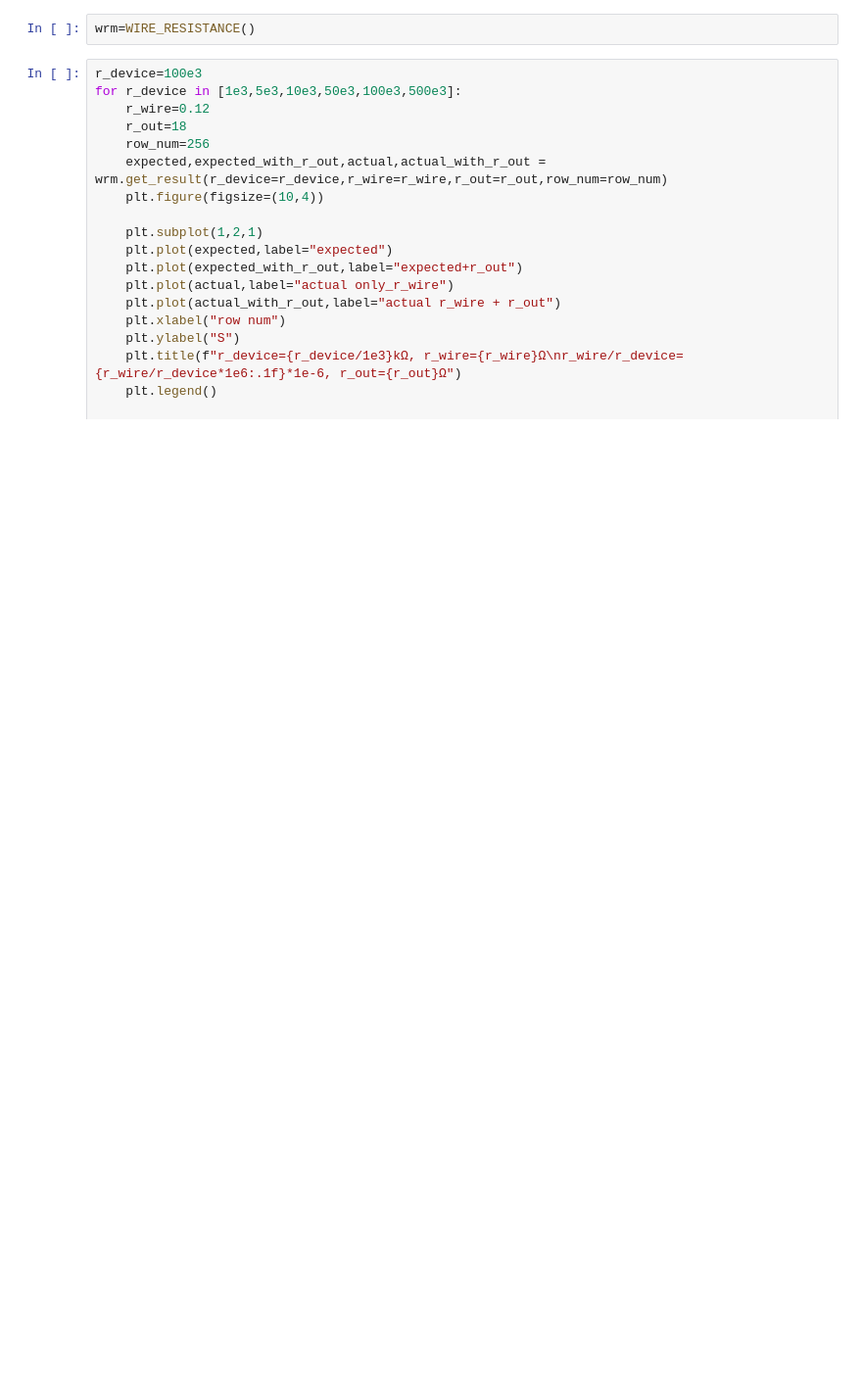
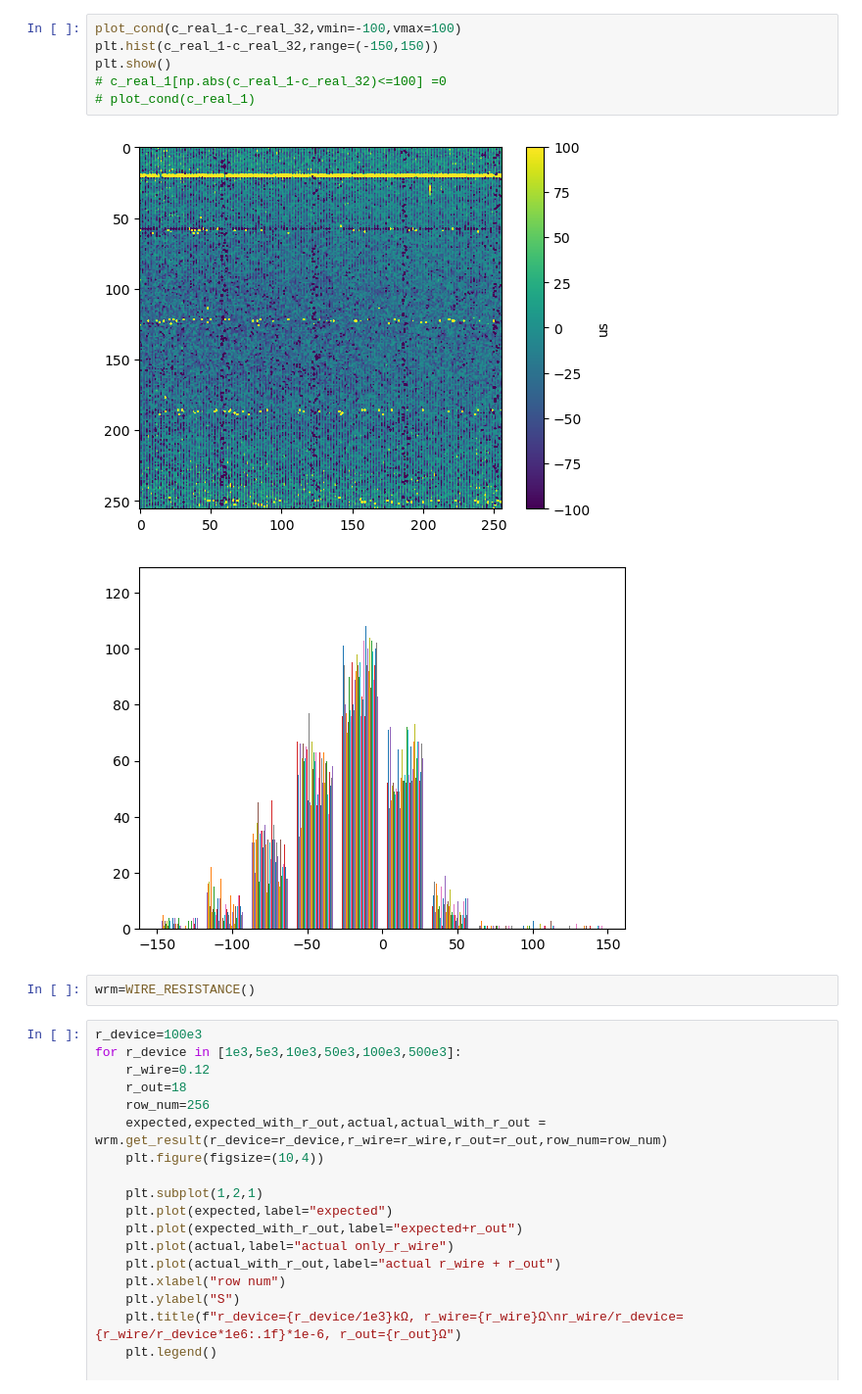
Before and after one commit to bei-meng/host_computer, a Jupyter notebook: examples/线阻模型.ipynb, the cells around one changed output. Shown at 98% size. Drawn from its saved outputs; the diff is of its cells as text; blank space fills up the shorter version.

```diff
--- a/examples/线阻模型.ipynb
+++ b/examples/线阻模型.ipynb
@@ -8,3 +70,12 @@ import matplotlib.pyplot as plt
+# %%
+plot_cond(c_real_1-c_real_32,vmin=-100,vmax=100)
+plt.hist(c_real_1-c_real_32,range=(-150,150))
+plt.show()
+# c_real_1[np.abs(c_real_1-c_real_32)<=100] =0
+# plot_cond(c_real_1)
+# %% [output]
+[figure, added]
+[figure, added]
 # %%
 wrm=WIRE_RESISTANCE()
 # %%
```
Also changed, not shown: parts of 7 cells of this notebook, 3 other files.
